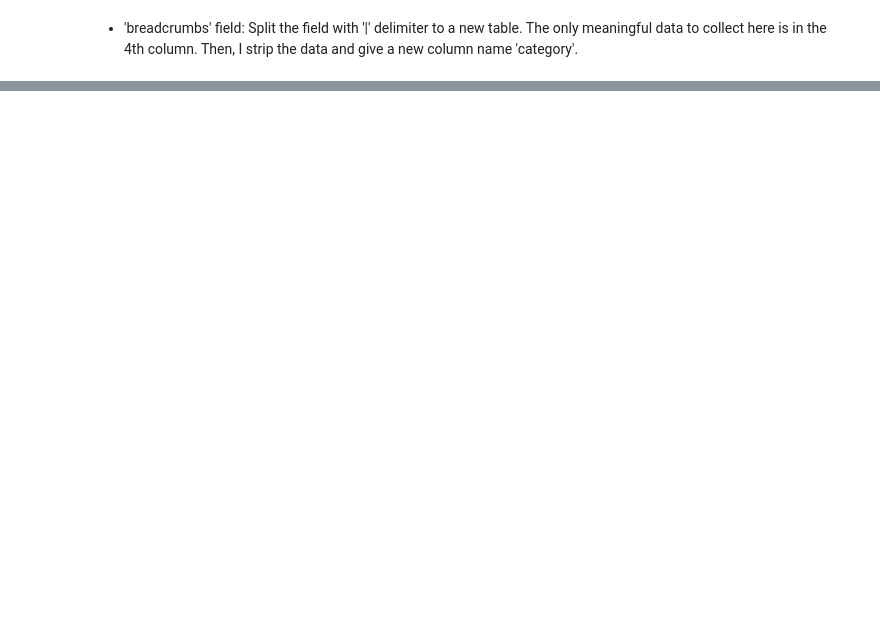
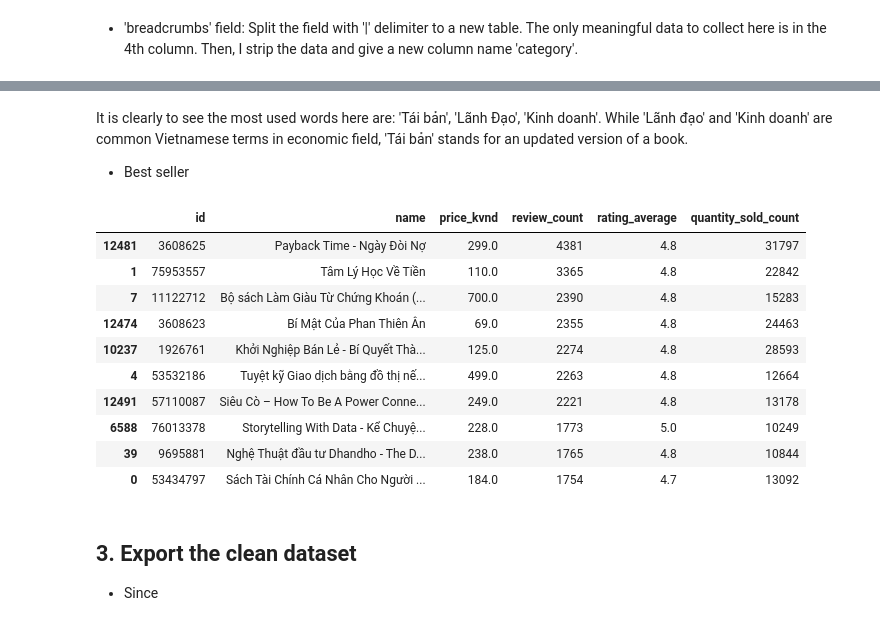
Before and after one commit to luongtien257/DataGeniusProject, a Jupyter notebook: EDA/EDA.ipynb, the cells around one changed output, grey strips where cells are left out. Saved outputs shown, nothing was run; the diff lists cells and outputs as text; code cells hidden in the pictures; blank space fills up the shorter version.

```diff
--- a/EDA/EDA.ipynb
+++ b/EDA/EDA.ipynb
@@ -165,0 +288,21 @@ df_union.describe()
+# %% [markdown]
+It is clearly to see the most used words here are: 'Tái bản', 'Lãnh Đạo', 'Kinh doanh'. While 'Lãnh đạo' and 'Kinh doanh' are common Vietnamese terms in economic field, 'Tái bản' stands for an updated version of a book.
+* Best seller
+# %%
+best_seller = df_id.nlargest(10, ['review_count', 'rating_average', 'quantity_sold_count'])
+best_seller[['id', 'name', 'price_kvnd', 'review_count', 'rating_average', 'quantity_sold_count']]
+# %% [output]
+|  | id | name | price_kvnd | review_count | rating_average | quantity_sold_count |
+| 12481 | 3608625 | Payback Time - Ngày Đòi Nợ | 299.0 | 4381 | 4.8 | 31797 |
+| 1 | 75953557 | Tâm Lý Học Về Tiền | 110.0 | 3365 | 4.8 | 22842 |
+| 7 | 11122712 | Bộ sách Làm Giàu Từ Chứng Khoán (... | 700.0 | 2390 | 4.8 | 15283 |
+| 12474 | 3608623 | Bí Mật Của Phan Thiên Ân | 69.0 | 2355 | 4.8 | 24463 |
+| 10237 | 1926761 | Khởi Nghiệp Bán Lẻ - Bí Quyết Thà... | 125.0 | 2274 | 4.8 | 28593 |
+| 4 | 53532186 | Tuyệt kỹ Giao dịch bằng đồ thị nế... | 499.0 | 2263 | 4.8 | 12664 |
+| 12491 | 57110087 | Siêu Cò – How To Be A Power Conne... | 249.0 | 2221 | 4.8 | 13178 |
+| 6588 | 76013378 | Storytelling With Data - Kể Chuyệ... | 228.0 | 1773 | 5.0 | 10249 |
+| 39 | 9695881 | Nghệ Thuật đầu tư Dhandho - The D... | 238.0 | 1765 | 4.8 | 10844 |
+| 0 | 53434797 | Sách Tài Chính Cá Nhân Cho Người ... | 184.0 | 1754 | 4.7 | 13092 |
+# %% [markdown]
+## 3. Export the clean dataset
+* Since
```
Also changed, not shown: parts of 41 cells of this notebook, 3 other files.
